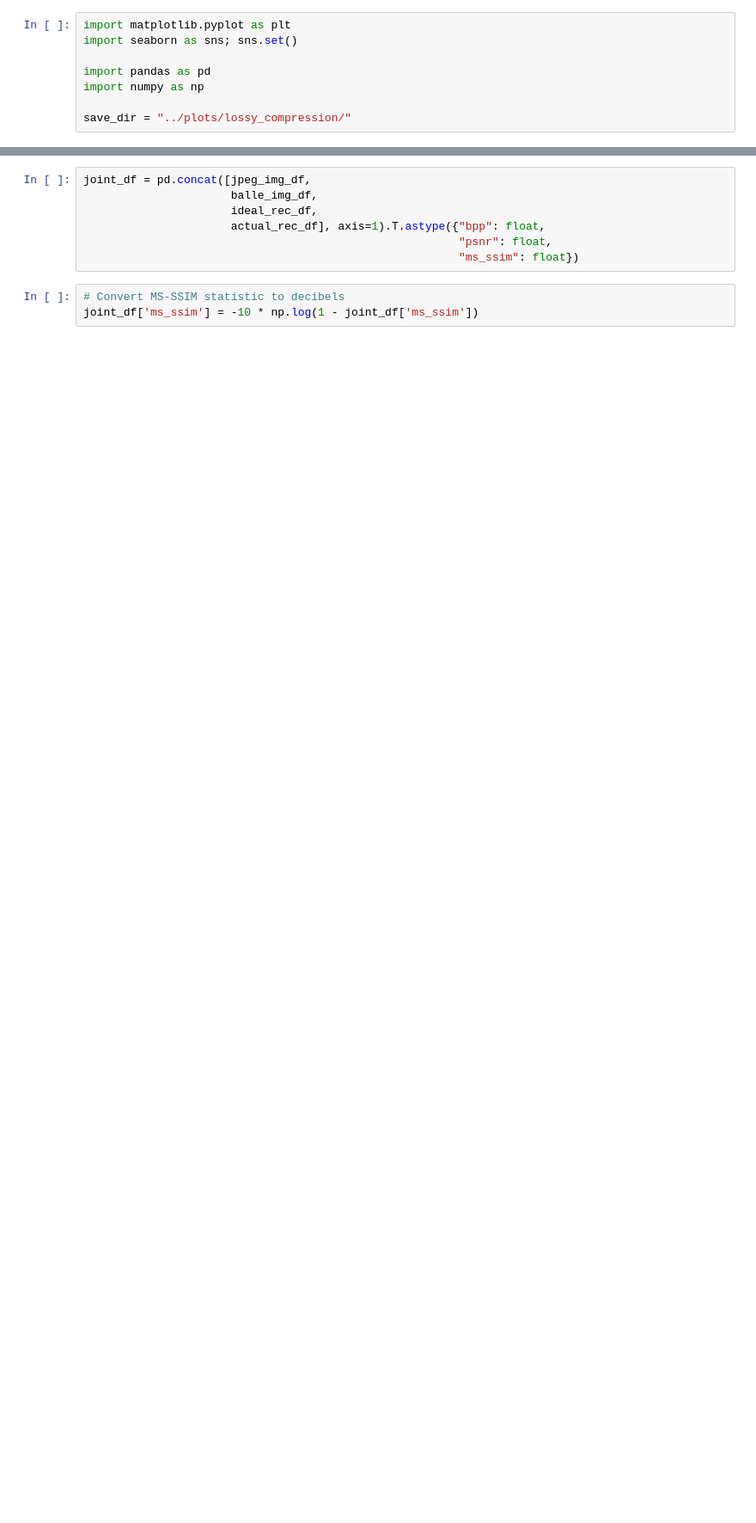
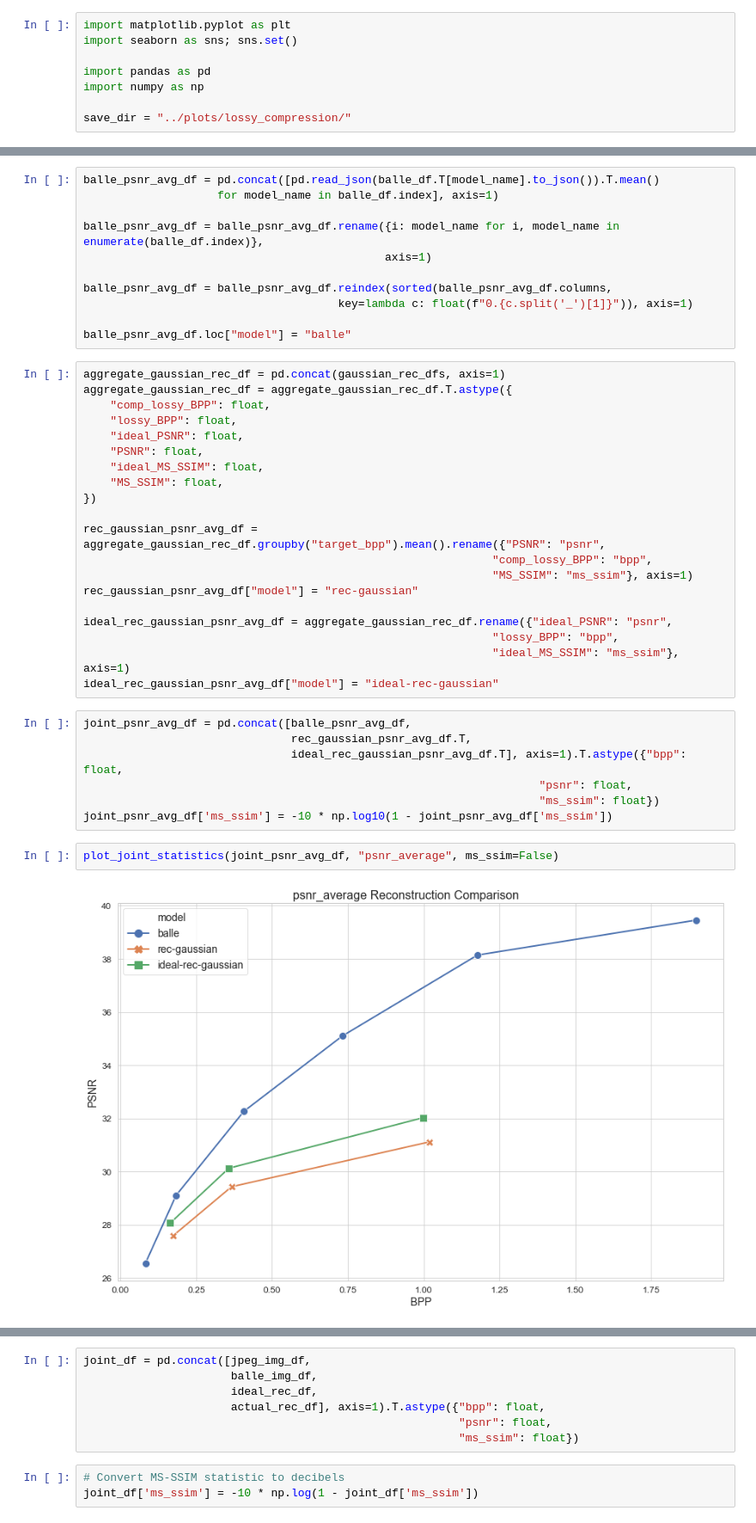
Before and after one commit to gergely-flamich/relative-entropy-coding, a Jupyter notebook: notebooks/Lossy Compression Performance Visualization.ipynb, the cells around one changed output, grey strips where cells are left out. Shown at 86% size. Saved outputs shown, nothing was run; the diff lists cells and outputs as text; blank space fills up the shorter version.

```diff
--- a/notebooks/Lossy Compression Performance Visualization.ipynb
+++ b/notebooks/Lossy Compression Performance Visualization.ipynb
@@ -29,0 +133,42 @@ with open(rec_clic_stats_file, 'r') as f:
+# %%
+balle_psnr_avg_df = pd.concat([pd.read_json(balle_df.T[model_name].to_json()).T.mean()
+                    for model_name in balle_df.index], axis=1)
+
+balle_psnr_avg_df = balle_psnr_avg_df.rename({i: model_name for i, model_name in enumerate(balle_df.index)},
+                                             axis=1)
+
+balle_psnr_avg_df = balle_psnr_avg_df.reindex(sorted(balle_psnr_avg_df.columns,
+                                      key=lambda c: float(f"0.{c.split('_')[1]}")), axis=1)
+
+balle_psnr_avg_df.loc["model"] = "balle"
+# %%
+aggregate_gaussian_rec_df = pd.concat(gaussian_rec_dfs, axis=1)
+aggregate_gaussian_rec_df = aggregate_gaussian_rec_df.T.astype({
+    "comp_lossy_BPP": float,
+    "lossy_BPP": float,
+    "ideal_PSNR": float,
+    "PSNR": float,
+    "ideal_MS_SSIM": float,
+    "MS_SSIM": float,
+})
+
+rec_gaussian_psnr_avg_df = aggregate_gaussian_rec_df.groupby("target_bpp").mean().rename({"PSNR": "psnr",
+                                                             "comp_lossy_BPP": "bpp",
+                                                             "MS_SSIM": "ms_ssim"}, axis=1)
+rec_gaussian_psnr_avg_df["model"] = "rec-gaussian"
+
+ideal_rec_gaussian_psnr_avg_df = aggregate_gaussian_rec_df.rename({"ideal_PSNR": "psnr",
+                                                             "lossy_BPP": "bpp",
+                                                             "ideal_MS_SSIM": "ms_ssim"}, axis=1)
+ideal_rec_gaussian_psnr_avg_df["model"] = "ideal-rec-gaussian"
+# %%
+joint_psnr_avg_df = pd.concat([balle_psnr_avg_df,
+                               rec_gaussian_psnr_avg_df.T,
+                               ideal_rec_gaussian_psnr_avg_df.T], axis=1).T.astype({"bpp": float,
+                                                                    "psnr": float,
+                                                                    "ms_ssim": float})
+joint_psnr_avg_df['ms_ssim'] = -10 * np.log10(1 - joint_psnr_avg_df['ms_ssim'])
+# %%
+plot_joint_statistics(joint_psnr_avg_df, "psnr_average", ms_ssim=False)
+# %% [output]
+[figure, added]
```
Also changed, not shown: parts of 14 cells of this notebook, 16 other files.
